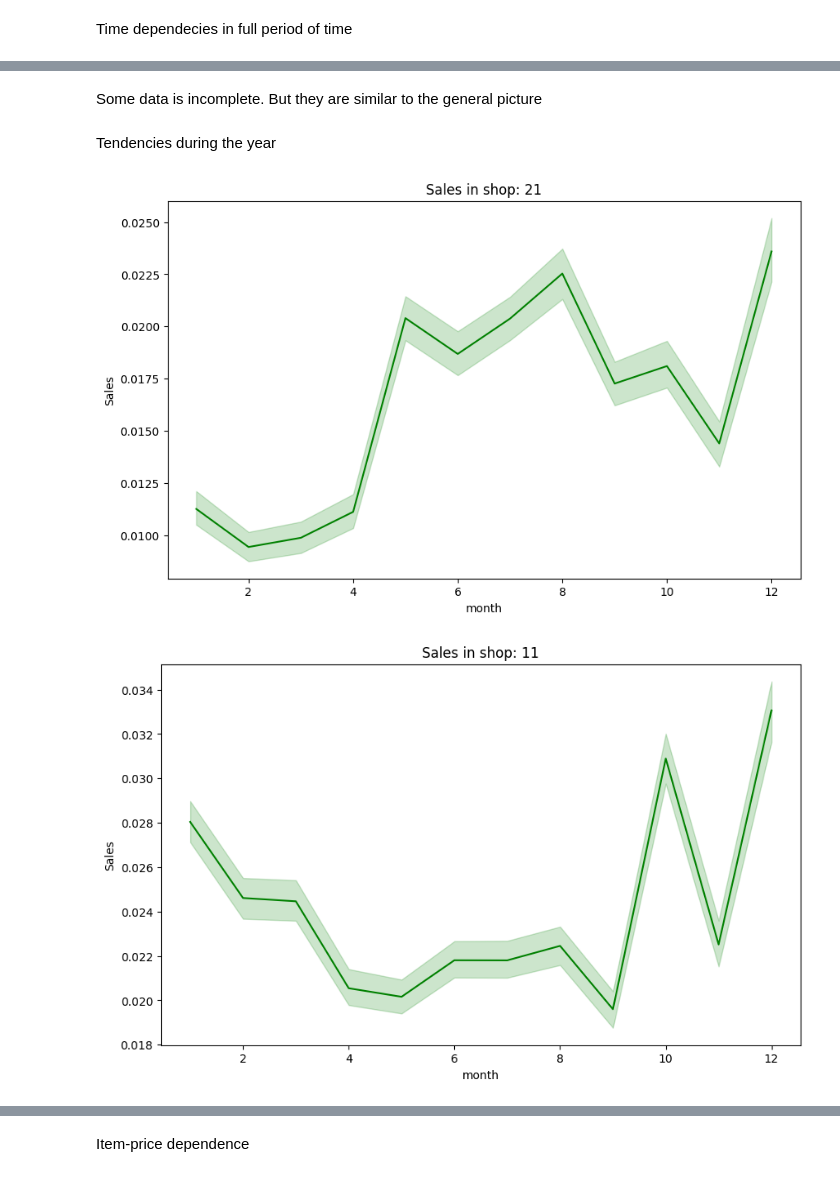
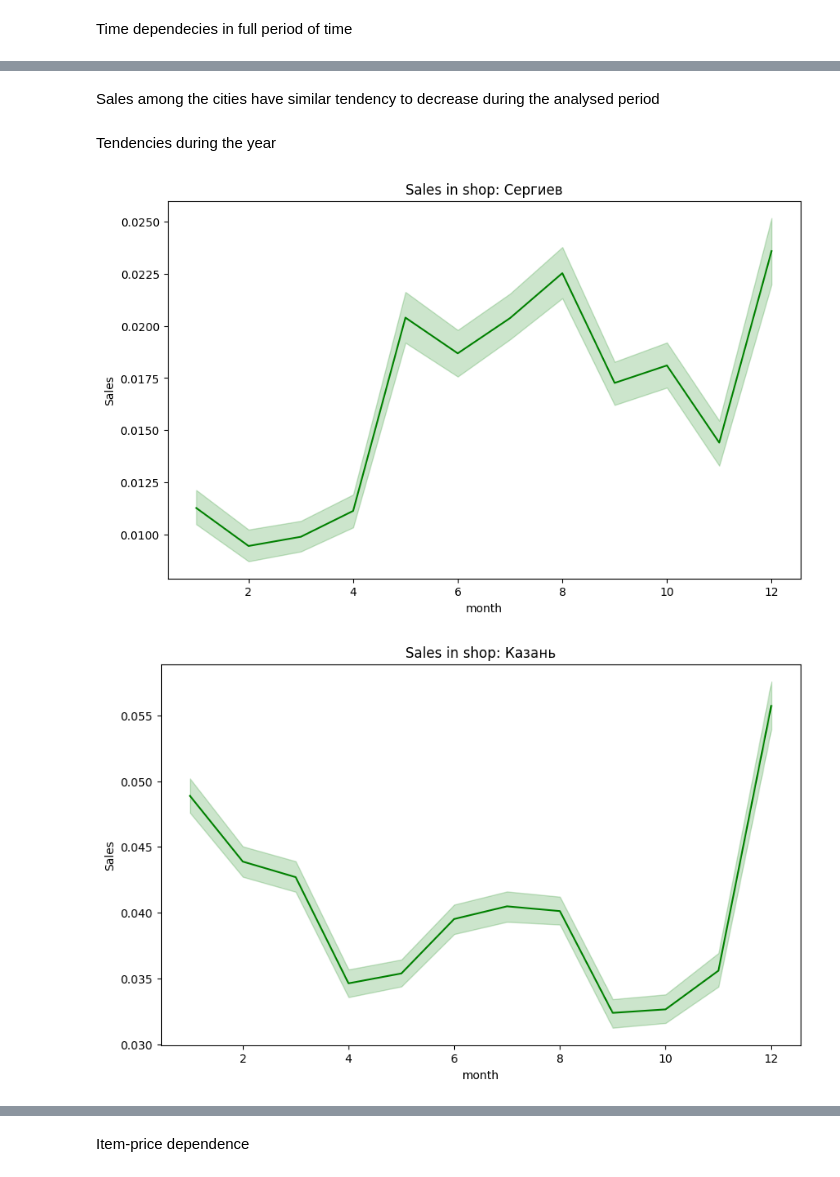
Before and after one commit to YPolina/Trainee, a Jupyter notebook: EDA.ipynb, the cells around one changed output, grey strips where cells are left out. Drawn from its saved outputs; the diff is of its cells as text; code cells hidden in the pictures.

```diff
--- a/EDA.ipynb
+++ b/EDA.ipynb
@@ -237,7 +242,9 @@ Shop_id - target dependence
 # %%
 encoder = LabelEncoder()
 # %%
-group = df_train.groupby('shop_id').agg({'item_cnt_month_log':['sum', 'mean']}).reset_index()
+group = df_train.groupby('shop_id').agg({'item_cnt_month_log':'sum'}).reset_index()
 group['shop_id_encoded'] = encoder.fit_transform(group['shop_id'])
-group.head()
+group = pd.merge(group, df_shops, on = 'shop_id', how = 'left')
+sorted_group = group.groupby('shop_name').agg({'item_cnt_month_log':'sum'}).sort_values(by = 'item_cnt_month_log', ascending = False).reset_index()
+sorted_group.head()
 # %% [output]
@@ -275,7 +280,7 @@ for s in samples:
     plt.figure(figsize = (10,6))
 
     sns.lineplot(data = df_train.loc[df_train['shop_id_encoded'] == s].groupby('date_block_num').agg({'item_cnt_month_log': 'sum'}), x = 'date_block_num', y = 'item_cnt_month_log', c = 'g')
-    plt.title(f'Sales in shop: {s}')
+    plt.title(f'Sales per month in shop: {df_shops[df_shops.shop_id == s]['shop_name'].values[0]}')
     plt.xlabel('Date block')
     plt.ylabel('Sales')
     plt.show()
@@ -292,7 +297,7 @@ for s in samples:
     plt.figure(figsize = (10,6))
 
     sns.lineplot(data = df_train.loc[df_train['shop_id_encoded'] == s], x = 'month', y = 'item_cnt_month_log', c = 'g')
-    plt.title(f'Sales in shop: {s}')
+    plt.title(f'Sales during the year in shop: {df_shops[df_shops.shop_id == s]['shop_name'].values[0]}')
     plt.xlabel('month')
     plt.ylabel('Sales')
     plt.show()
@@ -388,8 +377,8 @@ Time dependecies in full period of time
 for s in samples:
     plt.figure(figsize = (10,6))
 
-    sns.lineplot(data = df_train.loc[df_train['city_id'] == s].groupby('date_block_num').agg({'item_cnt_month_log': 'sum'}), x = 'date_block_num', y = 'item_cnt_month_log', c = 'g')
-    plt.title(f'Sales in city: {s}')
+    sns.lineplot(data = df_train.loc[(df_train['city_id'] == s) & (df_train.date_block_num < 34)].groupby('date_block_num').agg({'item_cnt_month_log': 'sum'}), x = 'date_block_num', y = 'item_cnt_month_log', c = 'g')
+    plt.title(f'Sales in city: {df_shops[df_shops.city_id == s]['city'].values[0]}')
     plt.xlabel('Date block')
     plt.ylabel('Sales')
     plt.show()
@@ -400,16 +389,16 @@ for s in samples:
-# %% [markdown]
-Some data is incomplete. But they are similar to the general picture
+# %% [markdown]
+Sales among the cities have similar tendency to decrease during the analysed period
 # %% [markdown]
 Tendencies during the year
 # %%
 for s in samples:
     plt.figure(figsize = (10,6))
 
     sns.lineplot(data = df_train.loc[df_train['city_id'] == s], x = 'month', y = 'item_cnt_month_log', c = 'g')
-    plt.title(f'Sales in shop: {s}')
+    plt.title(f'Sales in shop: {df_shops[df_shops.city_id == s]['city'].values[0]}')
     plt.xlabel('month')
     plt.ylabel('Sales')
     plt.show()
 # %% [output]
-[figure, old version]
+[figure, new version]
-[figure, old version]
+[figure, new version]
```
Also changed, not shown: parts of 66 cells of this notebook, 1 other file.
